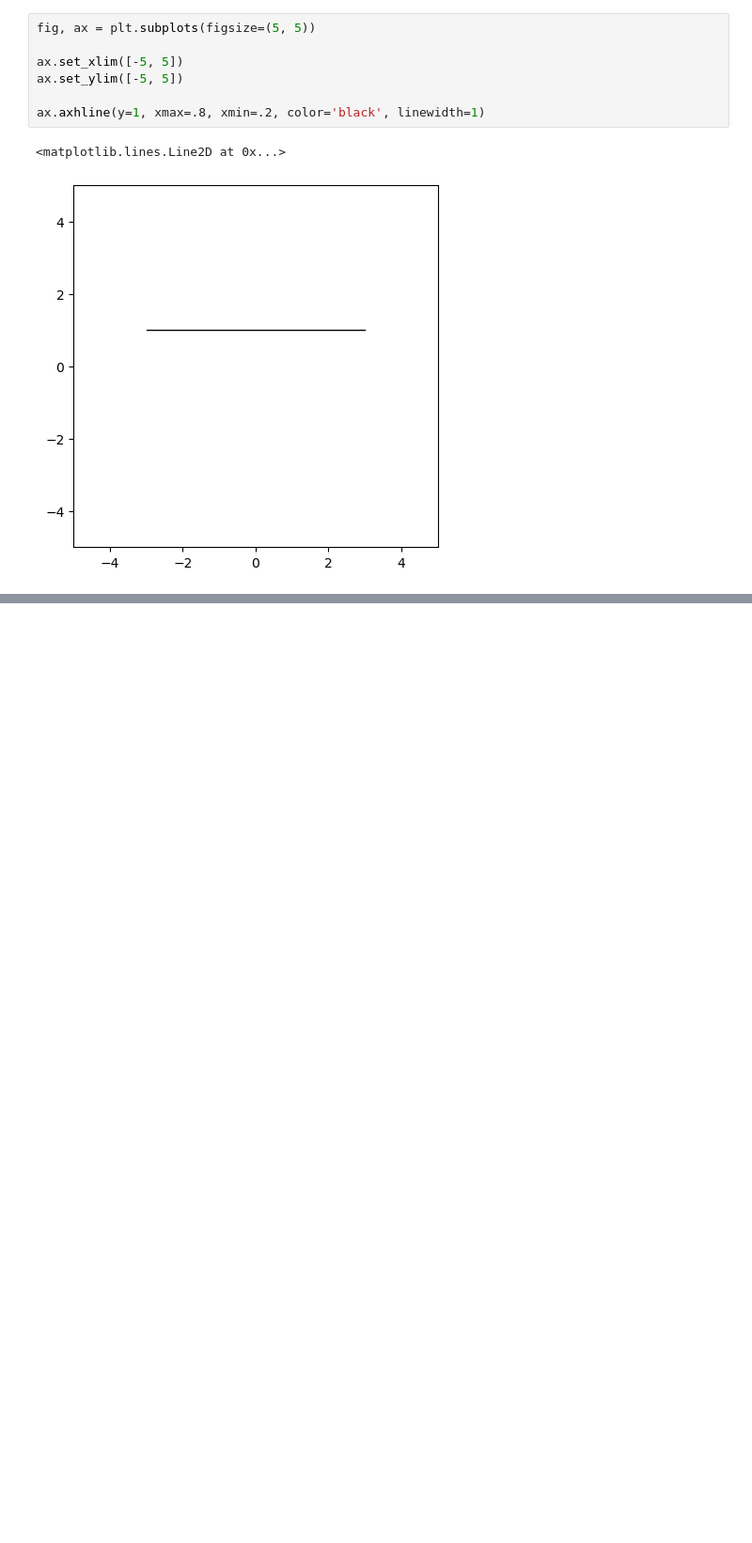
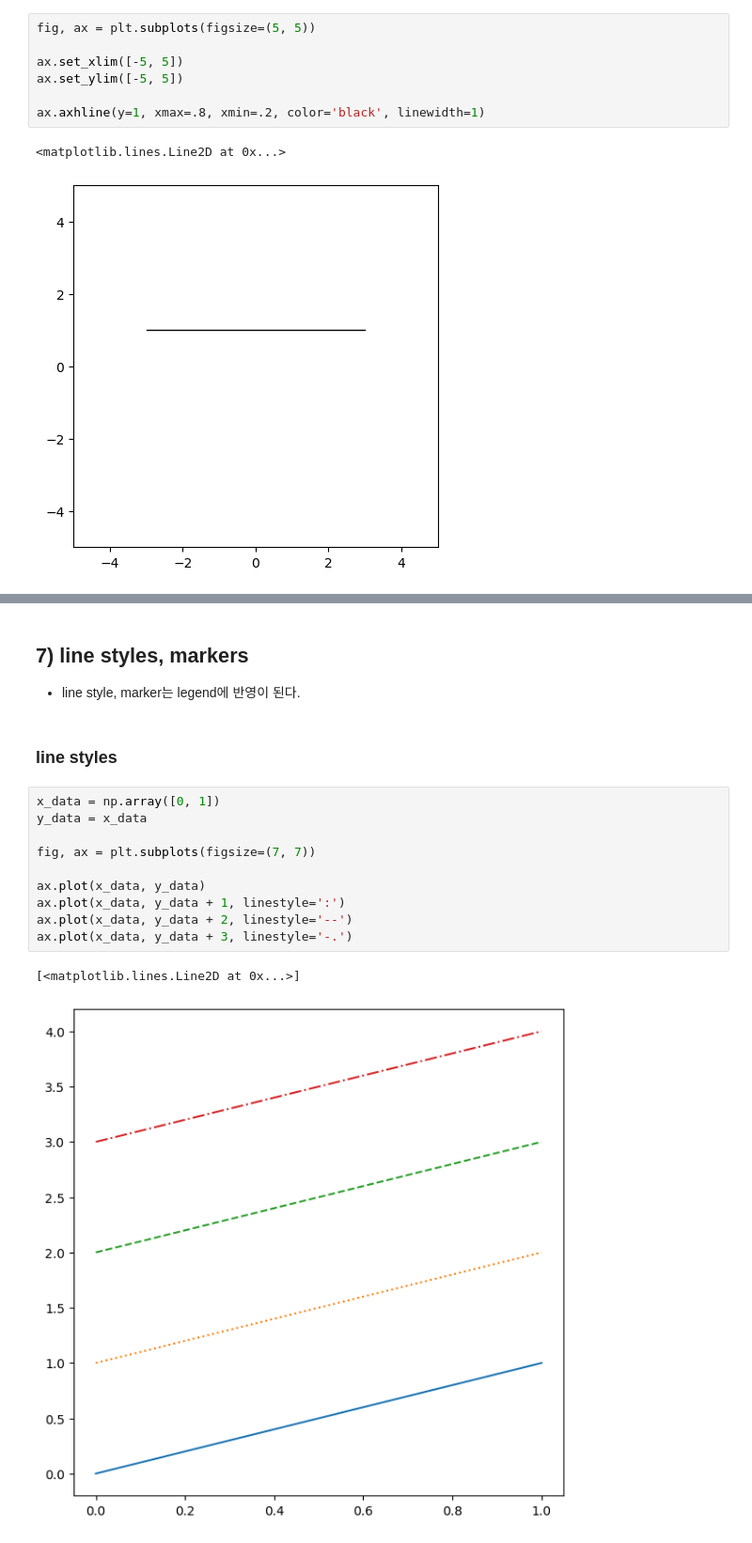
Before and after one commit to scarypillowz/Matplotlib, a Jupyter notebook: graph(1) line plot.ipynb, the cells around one changed output, grey strips where cells are left out. Shown at 94% size. Cells and saved outputs as stored; diff of their text form; blank space fills up the shorter version.

```diff
--- a/graph(1) line plot.ipynb
+++ b/graph(1) line plot.ipynb
@@ -357,0 +359,18 @@ Text(0, 0.5, 'daily prices in USD')
+# %% [markdown]
+## 7) line styles, markers
+- line style, marker는 legend에 반영이 된다.
+# %% [markdown]
+### line styles
+# %%
+x_data = np.array([0, 1])
+y_data = x_data
+
+fig, ax = plt.subplots(figsize=(7, 7))
+
+ax.plot(x_data, y_data)
+ax.plot(x_data, y_data + 1, linestyle=':')
+ax.plot(x_data, y_data + 2, linestyle='--')
+ax.plot(x_data, y_data + 3, linestyle='-.')
+# %% [output]
+[<matplotlib.lines.Line2D at 0x...>]
+[figure, added]
```
Also changed, not shown: parts of 18 cells of this notebook.
